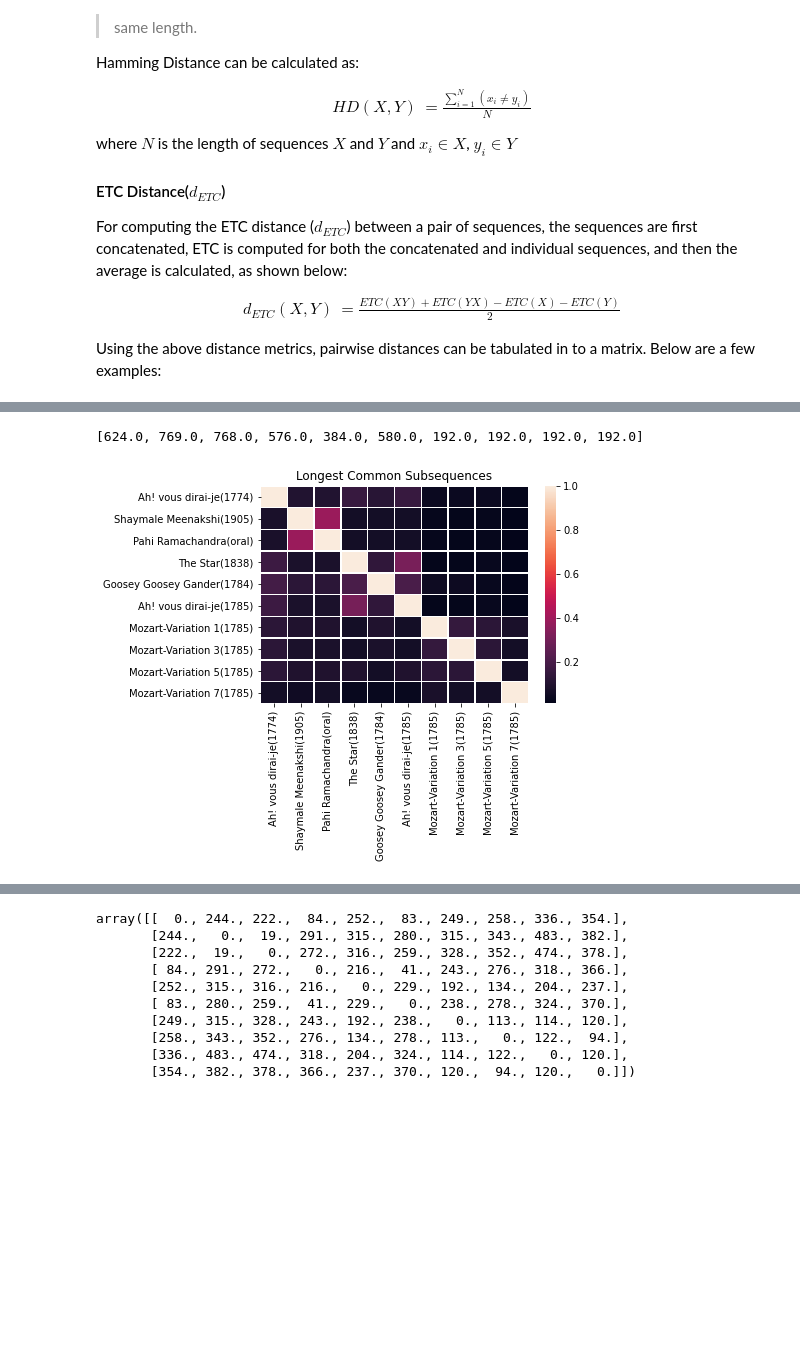
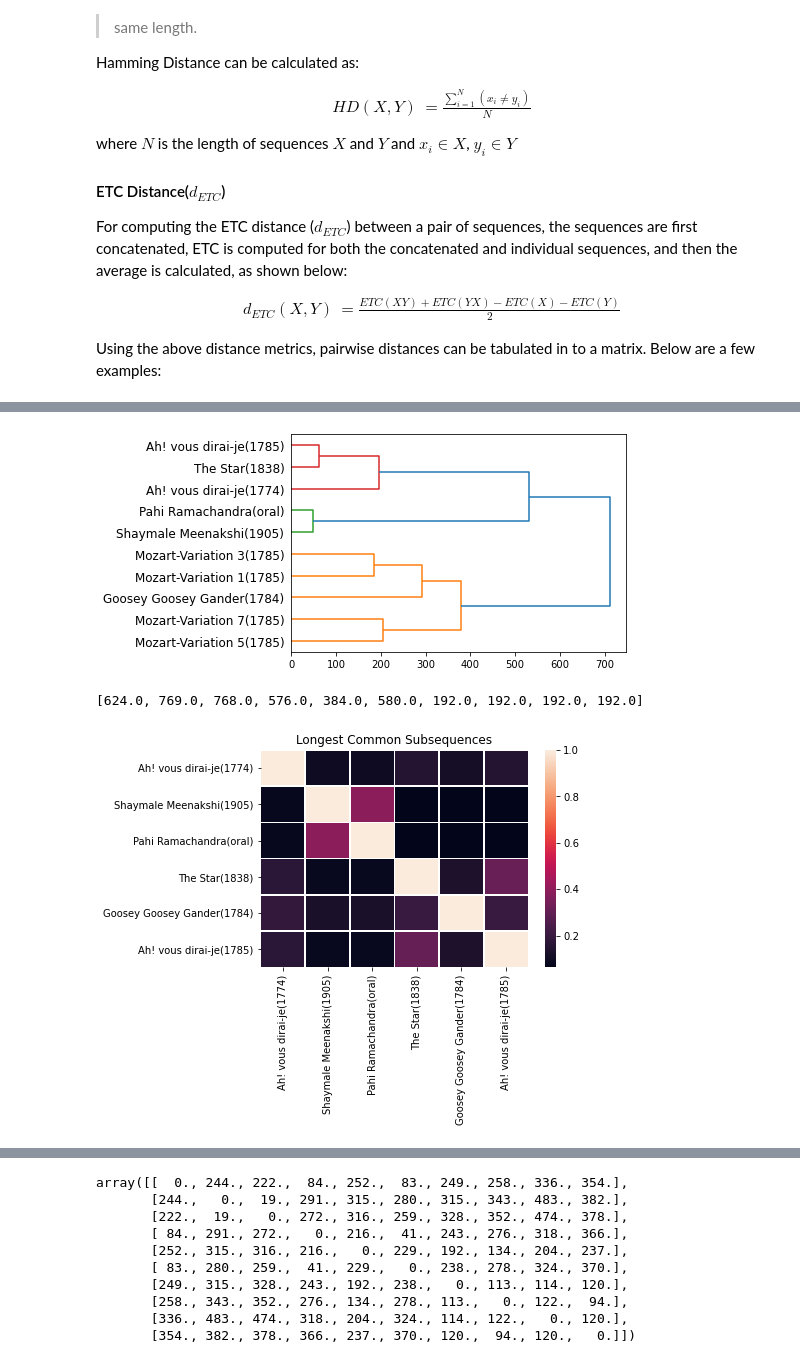
Before and after one commit to thekoc11/notation-metrics, a Jupyter notebook: scratch.ipynb, the cells around one changed output, grey strips where cells are left out. Cells and saved outputs as stored; diff of their text form; code cells hidden in the pictures; blank space fills up the shorter version.

```diff
--- a/scratch.ipynb
+++ b/scratch.ipynb
@@ -188,3 +177,12 @@ arrs = create_matrix_melody_distances(data.GetAll())
+# %%
+from scipy.cluster.hierarchy import dendrogram, linkage
+def llf(id):
+    return data.GetLabels()[id]
+Z = linkage(arrs[2], 'weighted')
+fig = plt.figure()
+dn = dendrogram(Z, leaf_label_func=llf, leaf_rotation=0, orientation='right')
+# %% [output]
+[figure, added]
 # %%
 ax = plt.axes()
 ax.set_title('Longest Common Subsequences')
@@ -193,12 +191,12 @@ for i in range(len(arrs[0])):
     seq_lens.append(arrs[0][i][i])
     arrs[0][i] /= arrs[0][i][i]
 
-sns.heatmap(arrs[0], linewidths=0.5, xticklabels=data.GetLabels(), yticklabels=data.GetLabels(), ax=ax)
+sns.heatmap(get_significant_distances(arrs[0]), linewidths=0.5, xticklabels=data.GetSignificantLabels(), yticklabels=data.GetSignificantLabels(), ax=ax)
 # arrs[0].round(3)
 seq_lens
 # %% [output]
 [624.0, 769.0, 768.0, 576.0, 384.0, 580.0, 192.0, 192.0, 192.0, 192.0]
-[figure, old version]
+[figure, new version]
 # %%
 ax = plt.axes()
 ax.set_title('Edit Distances')
```
Also changed, not shown: parts of 8 cells of this notebook, 5 other files.
